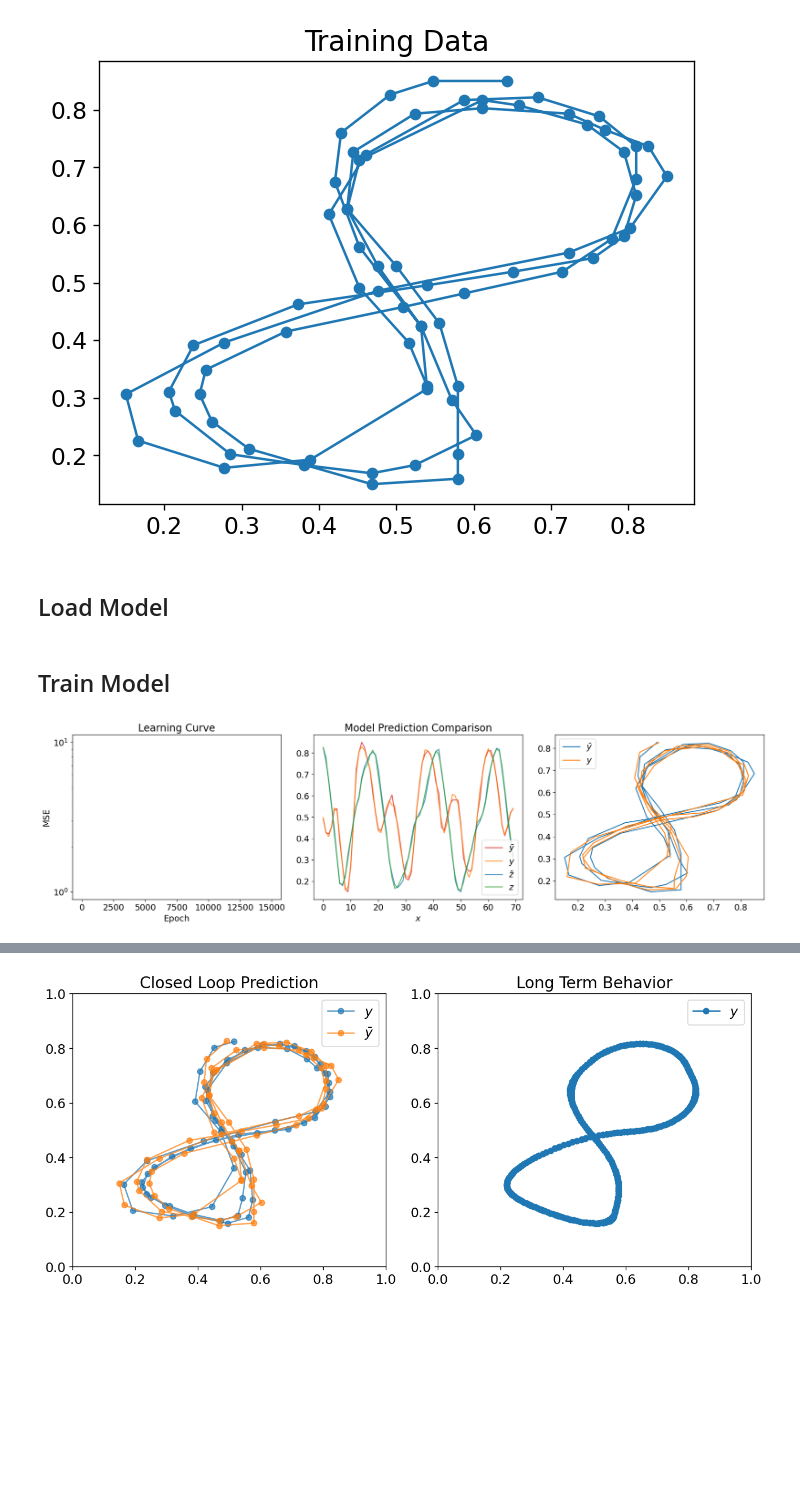
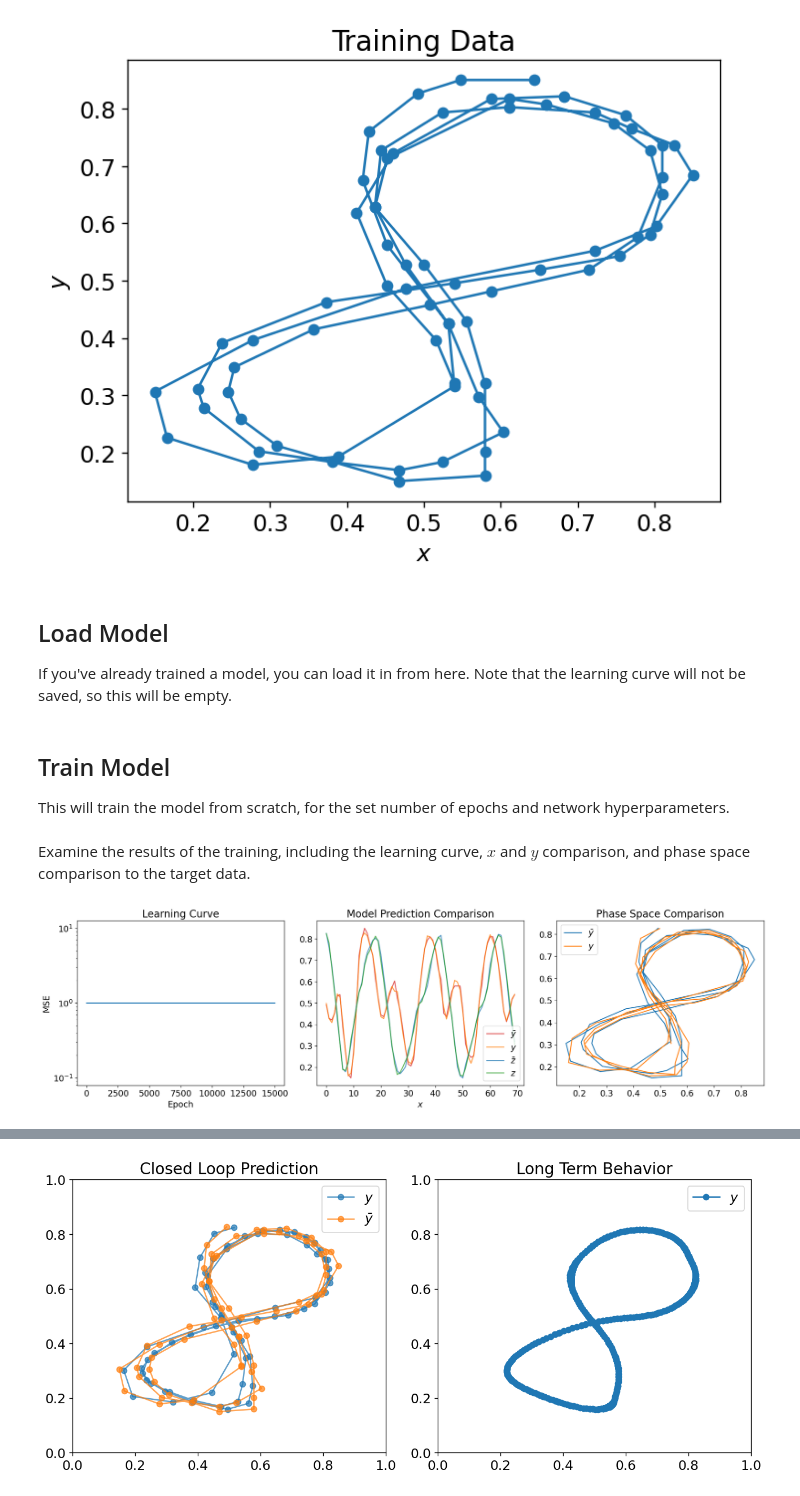
Before and after one commit to Jfeatherstone/ElmanNetwork, a Jupyter notebook: MouseFigureEight.ipynb, the cells around one changed output, grey strips where cells are left out. Cells and saved outputs as stored; diff of their text form; code cells hidden in the pictures; blank space fills up the shorter version.

```diff
--- a/MouseFigureEight.ipynb
+++ b/MouseFigureEight.ipynb
@@ -10,18 +17,26 @@ from elman import ElmanNetwork, normalize
 # %%
 data = np.genfromtxt('data/mouse_figure_eight_data.csv', delimiter=',')
 
-dsFactor = 4
+# We want to downsample by a bit
+dsFactor = 4 # integer
 
+# We also normalize, so that the data can all be generated
+# as the output of a sigmoid. This means between .15 - .85
+# by default.
 xArr = normalize(data[::dsFactor,0])
 yArr = normalize(data[::dsFactor,1])
+
+plt.plot(xArr, yArr, '-o')
+plt.title('Training Data')
+plt.xlabel('$x$')
+plt.ylabel('$y$')
+plt.show()
+# %% [output]
+[figure, added]
-# %%
-plt.plot(xArr, yArr, '-o')
-plt.title('Training Data')
-plt.show()
-# %% [output]
-[figure, removed]
 # %% [markdown]
 ## Load Model
+
+If you've already trained a model, you can load it in from here. Note that the learning curve will not be saved, so this will be empty.
 # %%
 numEpochs = 15000
 
@@ -35,3 +50,5 @@ errorArr = np.zeros(numEpochs) # list to store errors
 # %% [markdown]
 ## Train Model
+
+This will train the model from scratch, for the set number of epochs and network hyperparameters.
 # %%
@@ -53,6 +78,8 @@ for epoch in range(numEpochs):
     model.updateParameters()
 
 model.save('models/figure_eight.npz')
+# %% [markdown]
+Examine the results of the training, including the learning curve, $x$ and $y$ comparison, and phase space comparison to the target data.
 # %%
 fig = plt.figure(figsize=(17,5))
 
@@ -80,11 +107,12 @@ ax[2] = fig.add_subplot(1, 3, 3)
 ax[2].plot(targetArr[1:,0], targetArr[1:,1], label=r'$\bar y$')
 ax[2].plot(outputArr[1:,0], outputArr[1:,1], label=r'$y$')
 ax[2].legend()
+ax[2].set_title('Phase Space Comparison')
 
 fig.tight_layout()
 
 plt.show()
 # %% [output]
-[figure, old version]
+[figure, new version]
 # %% [markdown]
 ## Closed Loop Prediction
```
Also changed, not shown: parts of 9 cells of this notebook, 13 other files.
